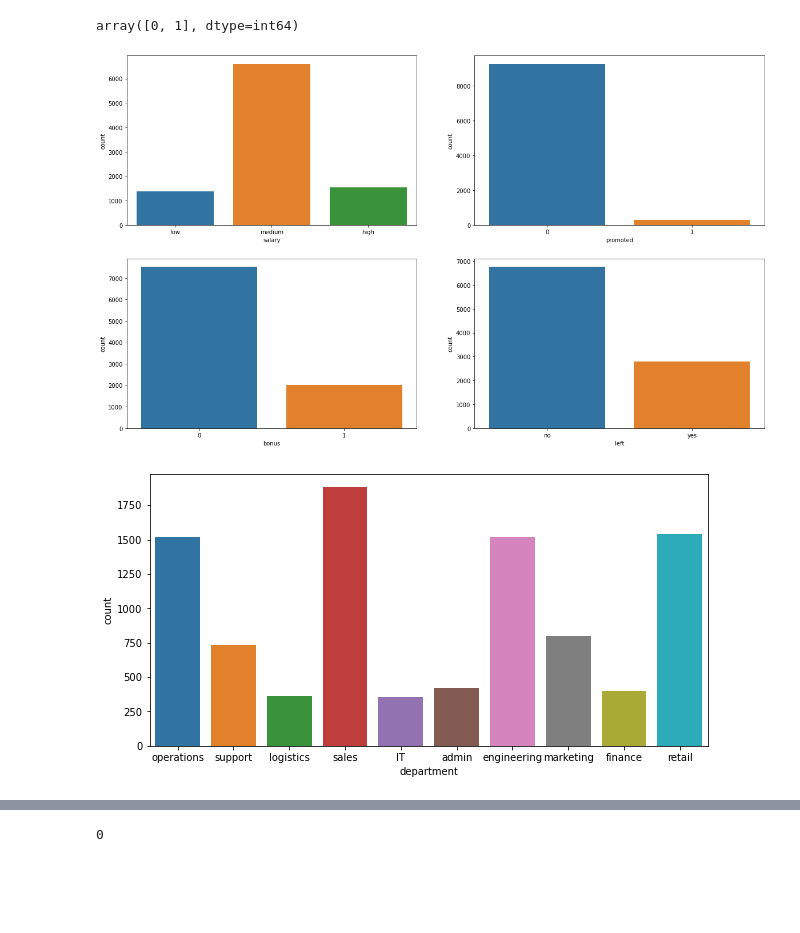
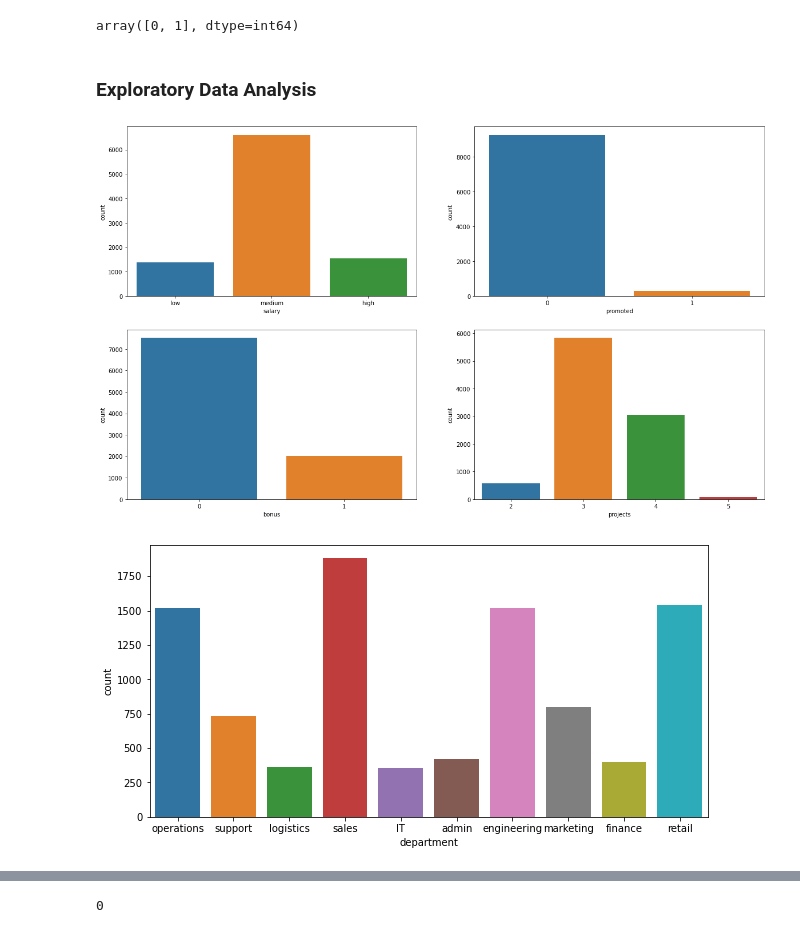
Before and after one commit to IMSUMEET/Employee_Turnover_Prediction, a Jupyter notebook: model/prediction.ipynb, the cells around one changed output, grey strips where cells are left out. Saved outputs shown, nothing was run; the diff lists cells and outputs as text; code cells hidden in the pictures; blank space fills up the shorter version.

```diff
--- a/model/prediction.ipynb
+++ b/model/prediction.ipynb
@@ -156,25 +175,28 @@ array([0, 1], dtype=int64)
 df['bonus'].unique()
 # %% [output]
 array([0, 1], dtype=int64)
+# %% [markdown]
+### Exploratory Data Analysis
 # %%
+# visualizing how many employees in each category are there
 plt.figure(figsize=(20,12))
 
 plt.subplot(2,2,1)
 sns.countplot(x=df['salary'])
 
 plt.subplot(2,2,2)
 sns.countplot(x=df['promoted'])
 
 plt.subplot(2,2,3)
 sns.countplot(x=df['bonus'])
 
 plt.subplot(2,2,4)
-sns.countplot(x=df['left'])
+sns.countplot(x=df['projects'])
 
 plt.figure(figsize=(10,5))
 sns.countplot(x=df['department'])
 
 plt.show()
 # %% [output]
-[figure, old version]
+[figure, new version]
 [figure]
```
Also changed, not shown: parts of 69 cells of this notebook, 7 other files.
